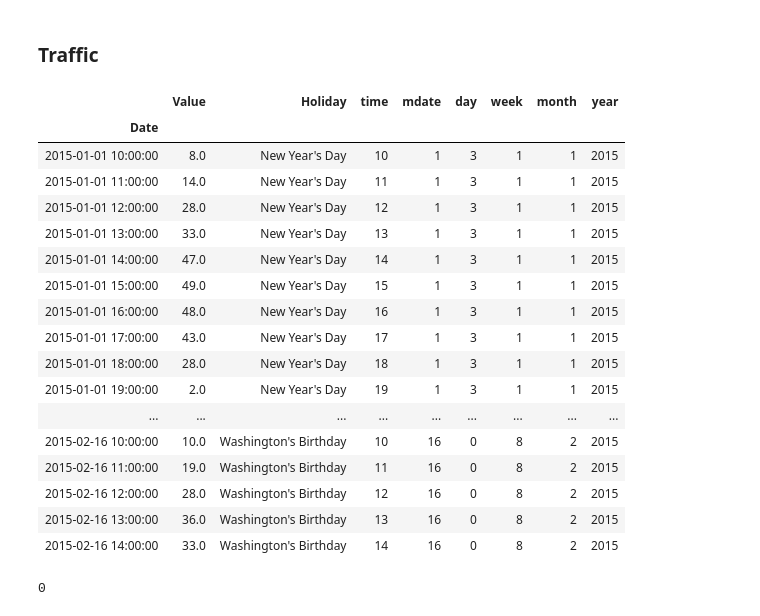
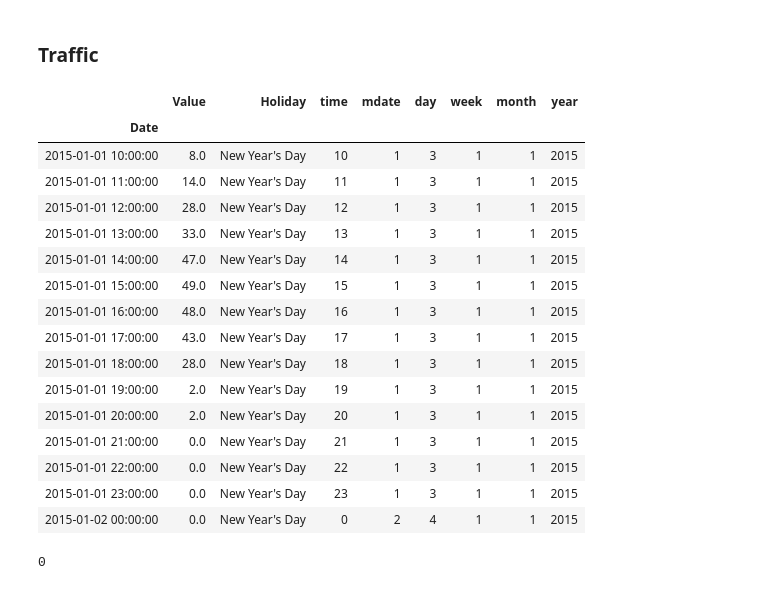
Before and after one commit to matteomm/sales-traffic-us-store, a Jupyter notebook: notebooks/data_cleaning.ipynb, the cells around one changed output. Cells and saved outputs as stored; diff of their text form; code cells hidden in the pictures.

```diff
--- a/notebooks/data_cleaning.ipynb
+++ b/notebooks/data_cleaning.ipynb
@@ -433,26 +433,25 @@ df_holidays_traffic = df_t_hh.loc[(df_t_hh['day']>= 5)|(df_t_hh['Holiday'].notnu
 df_holidays_traffic.loc[df_holidays_traffic['day'] == 5, 'Holiday'] = "Saturday"
 df_holidays_traffic.loc[df_holidays_traffic['day'] == 6, 'Holiday'] = "Sunday"
 # %%
-df_holidays_traffic.head(500)
+df_holidays_traffic.head(15)
 # %% [output]
 |  | Value | Holiday | time | mdate | day | week | month | year |
 | Date |  |  |  |  |  |  |  |  |
 | 2015-01-01 10:00:00 | 8.0 | New Year's Day | 10 | 1 | 3 | 1 | 1 | 2015 |
 | 2015-01-01 11:00:00 | 14.0 | New Year's Day | 11 | 1 | 3 | 1 | 1 | 2015 |
 | 2015-01-01 12:00:00 | 28.0 | New Year's Day | 12 | 1 | 3 | 1 | 1 | 2015 |
 | 2015-01-01 13:00:00 | 33.0 | New Year's Day | 13 | 1 | 3 | 1 | 1 | 2015 |
 | 2015-01-01 14:00:00 | 47.0 | New Year's Day | 14 | 1 | 3 | 1 | 1 | 2015 |
 | 2015-01-01 15:00:00 | 49.0 | New Year's Day | 15 | 1 | 3 | 1 | 1 | 2015 |
 | 2015-01-01 16:00:00 | 48.0 | New Year's Day | 16 | 1 | 3 | 1 | 1 | 2015 |
 | 2015-01-01 17:00:00 | 43.0 | New Year's Day | 17 | 1 | 3 | 1 | 1 | 2015 |
 | 2015-01-01 18:00:00 | 28.0 | New Year's Day | 18 | 1 | 3 | 1 | 1 | 2015 |
 | 2015-01-01 19:00:00 | 2.0 | New Year's Day | 19 | 1 | 3 | 1 | 1 | 2015 |
-| ... | ... | ... | ... | ... | ... | ... | ... | ... |
-| 2015-02-16 10:00:00 | 10.0 | Washington's Birthday | 10 | 16 | 0 | 8 | 2 | 2015 |
-| 2015-02-16 11:00:00 | 19.0 | Washington's Birthday | 11 | 16 | 0 | 8 | 2 | 2015 |
-| 2015-02-16 12:00:00 | 28.0 | Washington's Birthday | 12 | 16 | 0 | 8 | 2 | 2015 |
-| 2015-02-16 13:00:00 | 36.0 | Washington's Birthday | 13 | 16 | 0 | 8 | 2 | 2015 |
-| 2015-02-16 14:00:00 | 33.0 | Washington's Birthday | 14 | 16 | 0 | 8 | 2 | 2015 |
+| 2015-01-01 20:00:00 | 2.0 | New Year's Day | 20 | 1 | 3 | 1 | 1 | 2015 |
+| 2015-01-01 21:00:00 | 0.0 | New Year's Day | 21 | 1 | 3 | 1 | 1 | 2015 |
+| 2015-01-01 22:00:00 | 0.0 | New Year's Day | 22 | 1 | 3 | 1 | 1 | 2015 |
+| 2015-01-01 23:00:00 | 0.0 | New Year's Day | 23 | 1 | 3 | 1 | 1 | 2015 |
+| 2015-01-02 00:00:00 | 0.0 | New Year's Day | 0 | 2 | 4 | 1 | 1 | 2015 |
 # %%
 df_holidays_traffic['Holiday'].isna().sum()
 # %% [output]
```
